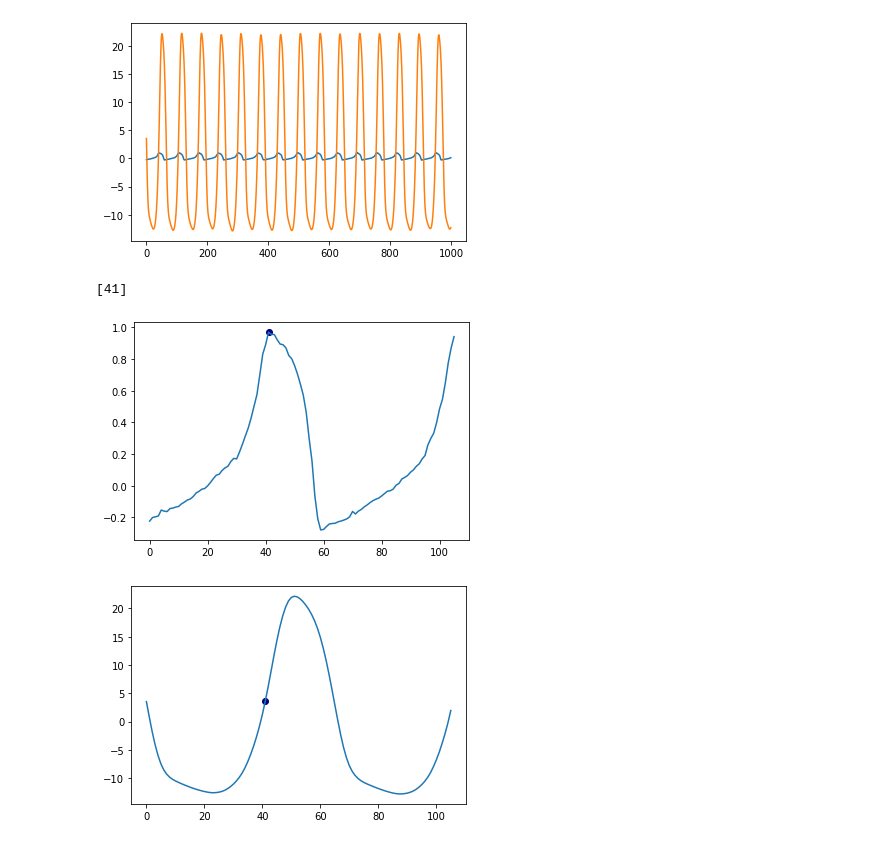
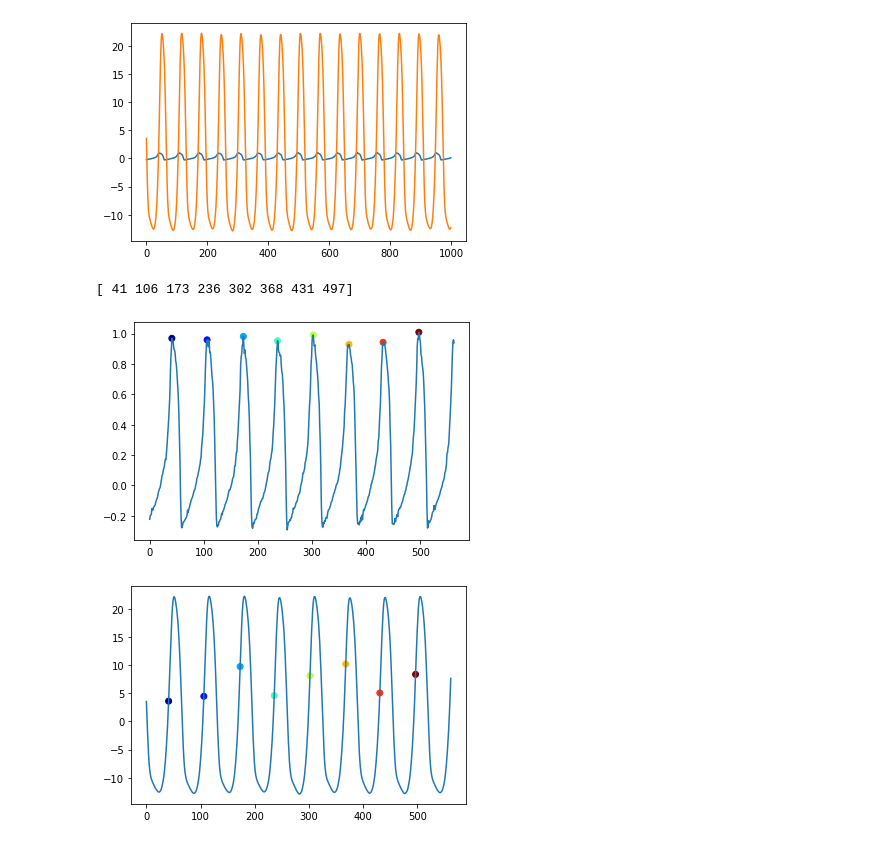
Before and after one commit to aw02m/Spiking_neural_networks, a Jupyter notebook: notebooks/first_run_target_spiking.ipynb, the cells around one changed output. Drawn from its saved outputs; the diff is of its cells as text; code cells hidden in the pictures.

Commit message:
PCA with scatter.

```diff
--- a/notebooks/first_run_target_spiking.ipynb
+++ b/notebooks/first_run_target_spiking.ipynb
@@ -188,20 +188,20 @@ plt.close()
 # %%
 from scipy import signal
 
 output = train_logs.numpy()[-1000:, 0, 0]
 spiking_point_indexes = signal.argrelmax(output, order=5)
 
-period = 1
+period = 8
 start = spiking_point_indexes[0][0]
 end = spiking_point_indexes[0][period]
 print(np.arange(1000)[spiking_point_indexes][:period])
 plt.plot(np.arange(end), output[:end])
 plt.scatter([i for i in spiking_point_indexes[0]][:period], output[spiking_point_indexes][:period], c=[i for i in range(period)], cmap='jet')
 plt.show()
 plt.close()
 # %% [output]
-[41]
+[ 41 106 173 236 302 368 431 497]
-[figure, old version]
+[figure, new version]
 # %%
 pca_spike = pca_x.numpy()[spiking_point_indexes]
 
@@ -210,7 +210,7 @@ plt.scatter(np.arange(1000)[spiking_point_indexes][:period], pca_spike[:period][
 plt.show()
 plt.close()
 # %% [output]
-[figure, old version]
+[figure, new version]
 # %%
 fig = plt.figure()
 ax = fig.add_subplot(projection='3d')
```
Also changed, not shown: parts of 1 cell of this notebook.
